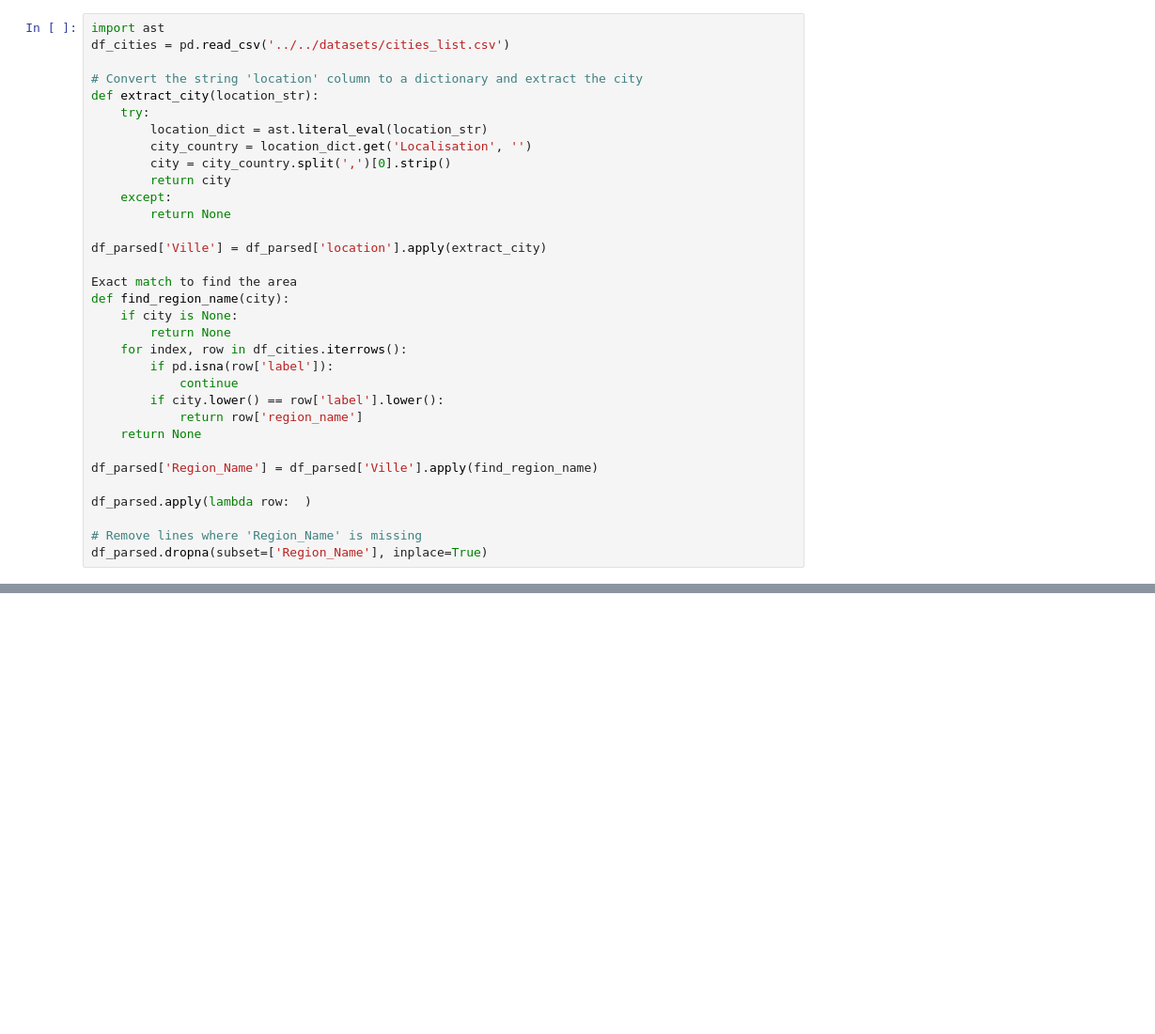
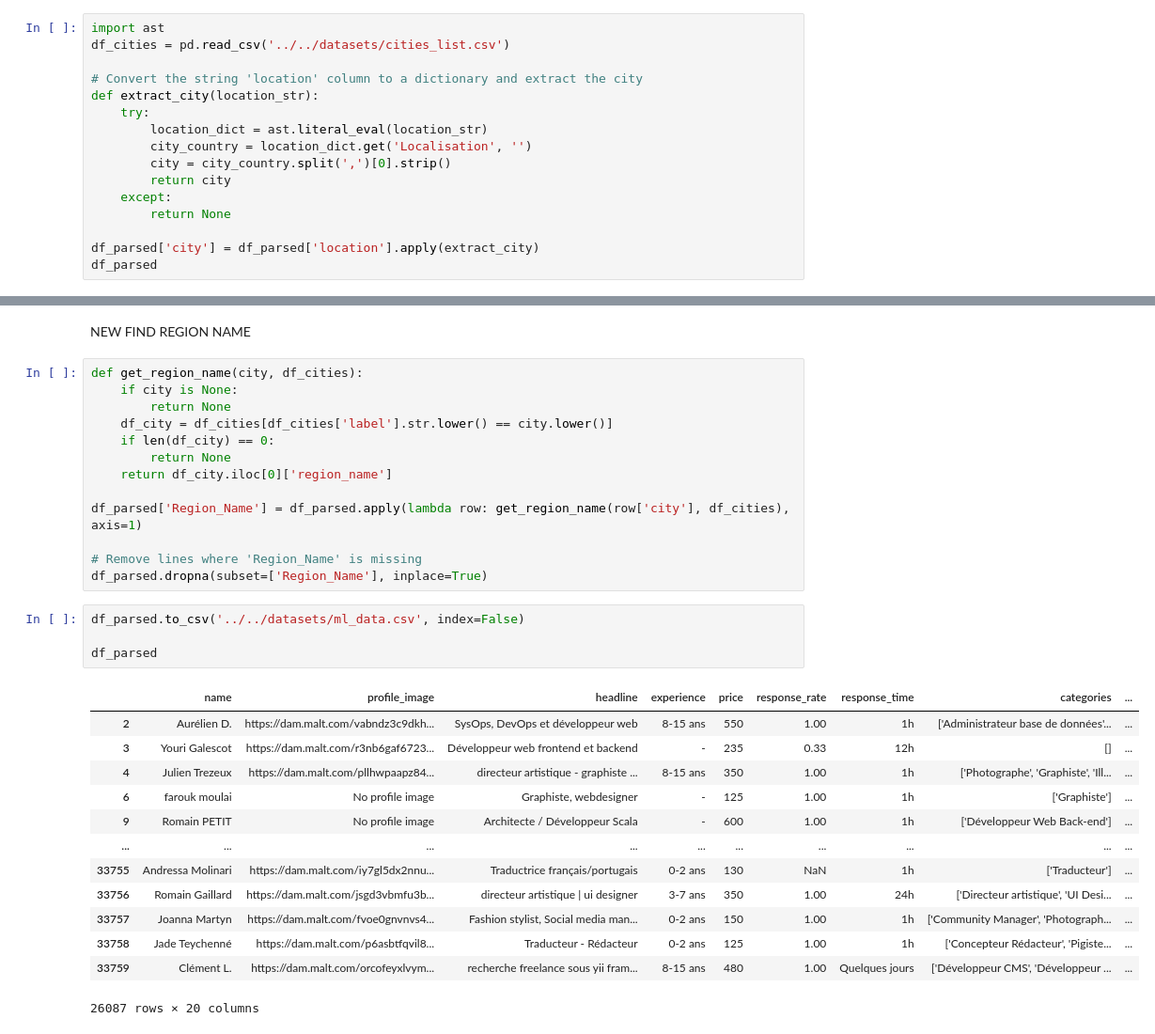
Before and after one commit to Luxchar/SuperMalter, a Jupyter notebook: data/src/data_processing/feature_engineering.ipynb, the cells around one changed output, grey strips where cells are left out. Shown at 94% size. Drawn from its saved outputs; the diff is of its cells as text; blank space fills up the shorter version.

```diff
--- a/data/src/data_processing/feature_engineering.ipynb
+++ b/data/src/data_processing/feature_engineering.ipynb
@@ -31,23 +17,6 @@ def extract_city(location_str):
     except:
         return None
 
-df_parsed['Ville'] = df_parsed['location'].apply(extract_city)
-
-Exact match to find the area
-def find_region_name(city):
-    if city is None:
-        return None
-    for index, row in df_cities.iterrows():
-        if pd.isna(row['label']):
-            continue
-        if city.lower() == row['label'].lower():
-            return row['region_name']
-    return None
-
-df_parsed['Region_Name'] = df_parsed['Ville'].apply(find_region_name)
-
-df_parsed.apply(lambda row:  )
-
-# Remove lines where 'Region_Name' is missing
-df_parsed.dropna(subset=['Region_Name'], inplace=True)
+df_parsed['city'] = df_parsed['location'].apply(extract_city)
+df_parsed
 # %% [output]
@@ -58,0 +51,33 @@ df_parsed
+# %% [markdown]
+NEW FIND REGION NAME
+# %%
+def get_region_name(city, df_cities):
+    if city is None:
+        return None
+    df_city = df_cities[df_cities['label'].str.lower() == city.lower()]
+    if len(df_city) == 0:
+        return None
+    return df_city.iloc[0]['region_name']
+
+df_parsed['Region_Name'] = df_parsed.apply(lambda row: get_region_name(row['city'], df_cities), axis=1)
+
+# Remove lines where 'Region_Name' is missing
+df_parsed.dropna(subset=['Region_Name'], inplace=True)
+# %%
+df_parsed.to_csv('../../datasets/ml_data.csv', index=False)
+
+df_parsed
+# %% [output]
+|  | name | profile_image | headline | experience | price | response_rate | response_time | categories | ... |
+| 2 | Aurélien D. | https://dam.malt.com/vabndz3c9dkh... | SysOps, DevOps et développeur web | 8-15 ans | 550 | 1.00 | 1h | ['Administrateur base de données'... | ... |
+| 3 | Youri Galescot | https://dam.malt.com/r3nb6gaf6723... | Développeur web frontend et backend | - | 235 | 0.33 | 12h | [] | ... |
+| 4 | Julien Trezeux | https://dam.malt.com/pllhwpaapz84... | directeur artistique - graphiste ... | 8-15 ans | 350 | 1.00 | 1h | ['Photographe', 'Graphiste', 'Ill... | ... |
+| 6 | farouk moulai | No profile image | Graphiste, webdesigner | - | 125 | 1.00 | 1h | ['Graphiste'] | ... |
+| 9 | Romain PETIT | No profile image | Architecte / Développeur Scala | - | 600 | 1.00 | 1h | ['Développeur Web Back-end'] | ... |
+| ... | ... | ... | ... | ... | ... | ... | ... | ... | ... |
+| 33755 | Andressa Molinari | https://dam.malt.com/iy7gl5dx2nnu... | Traductrice français/portugais | 0-2 ans | 130 | NaN | 1h | ['Traducteur'] | ... |
+| 33756 | Romain Gaillard | https://dam.malt.com/jsgd3vbmfu3b... | directeur artistique | ui designer | 3-7 ans | 350 | 1.00 | 24h | ['Directeur artistique', 'UI Desi... | ... |
+| 33757 | Joanna Martyn | https://dam.malt.com/fvoe0gnvnvs4... | Fashion stylist, Social media man... | 0-2 ans | 150 | 1.00 | 1h | ['Community Manager', 'Photograph... | ... |
+| 33758 | Jade Teychenné | https://dam.malt.com/p6asbtfqvil8... | Traducteur - Rédacteur | 0-2 ans | 125 | 1.00 | 1h | ['Concepteur Rédacteur', 'Pigiste... | ... |
+| 33759 | Clément L. | https://dam.malt.com/orcofeyxlvym... | recherche freelance sous yii fram... | 8-15 ans | 480 | 1.00 | Quelques jours | ['Développeur CMS', 'Développeur ... | ... |
+26087 rows × 20 columns
```
Also changed, not shown: parts of 5 cells of this notebook, 3 other files.
